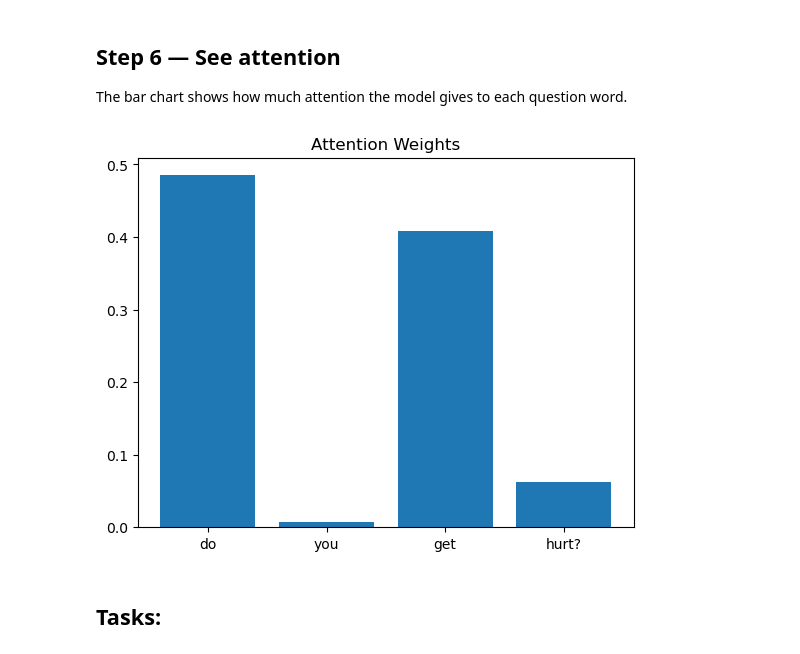
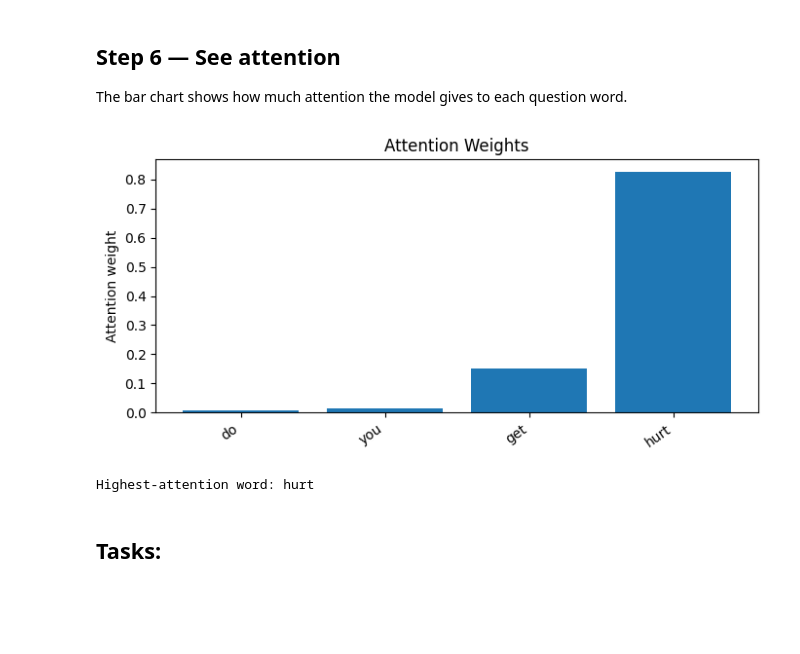
Before and after one commit to hus-01/NLP-Labs, a Jupyter notebook: NLP-LAB-11/Lab_11_Attention_with_RNN.ipynb, the cells around one changed output. Saved outputs shown, nothing was run; the diff lists cells and outputs as text; code cells hidden in the pictures; blank space fills up the shorter version.

```diff
--- a/NLP-LAB-11/Lab_11_Attention_with_RNN.ipynb
+++ b/NLP-LAB-11/Lab_11_Attention_with_RNN.ipynb
@@ -106,11 +131,20 @@ model = RNN()
 The model learns which answer belongs to each question.
 # %%
 optimizer = torch.optim.Adam(model.parameters(), lr=0.01)
+model.train()
 
 for epoch in range(50):
-    loss = nn.functional.cross_entropy(model(X)[0], y) #calculate loss to reduce it
-    loss.backward() #backpropagation to update parameters
-    optimizer.step() #update parameters
+    optimizer.zero_grad()
+    logits, _ = model(X)
+    loss = nn.functional.cross_entropy(logits, y)
+    loss.backward()
+    optimizer.step()
+    if (epoch + 1) % 10 == 0:
+        print(f"Epoch {epoch + 1:02d}/50 | Training loss: {loss.item():.4f}")
 
-print("Training finished!")
+model.eval()
+with torch.no_grad():
+    logits, _ = model(X)
+    train_accuracy = (logits.argmax(dim=1) == y).float().mean().item()
+print(f"Training finished! Training accuracy: {train_accuracy:.1%}")
 # %% [output]
@@ -119,17 +158,26 @@ Training finished!
 ## Step 6 — See attention
 The bar chart shows how much attention the model gives to each question word.
 # %%
-question = df["question"][0]
-words = question.split()
 
+idx = 0
+words = question_tokens[idx]
+
+model.eval()
 with torch.no_grad():
-    prediction, weights = model(X[:1])
+    prediction, weights = model(X[idx:idx+1])
 
-plt.bar(words, weights[0, :len(words)].tolist())
+scores = weights[0, :len(words)].tolist()
+plt.figure(figsize=(max(7, len(words) * 0.7), 3.5))
+plt.bar(range(len(words)), scores)
+plt.xticks(range(len(words)), words, rotation=35, ha="right")
 plt.title("Attention Weights")
+plt.ylabel("Attention weight")
+plt.tight_layout()
 plt.show()
+print("Highest-attention word:", words[max(range(len(scores)), key=lambda i: scores[i])])
 # %% [output]
-[figure, old version]
+[figure, new version]
+Highest-attention word: hurt
 # %% [markdown]
 ## Tasks:
 # %% [markdown]
```
Also changed, not shown: parts of 13 cells of this notebook, 4 other files.
